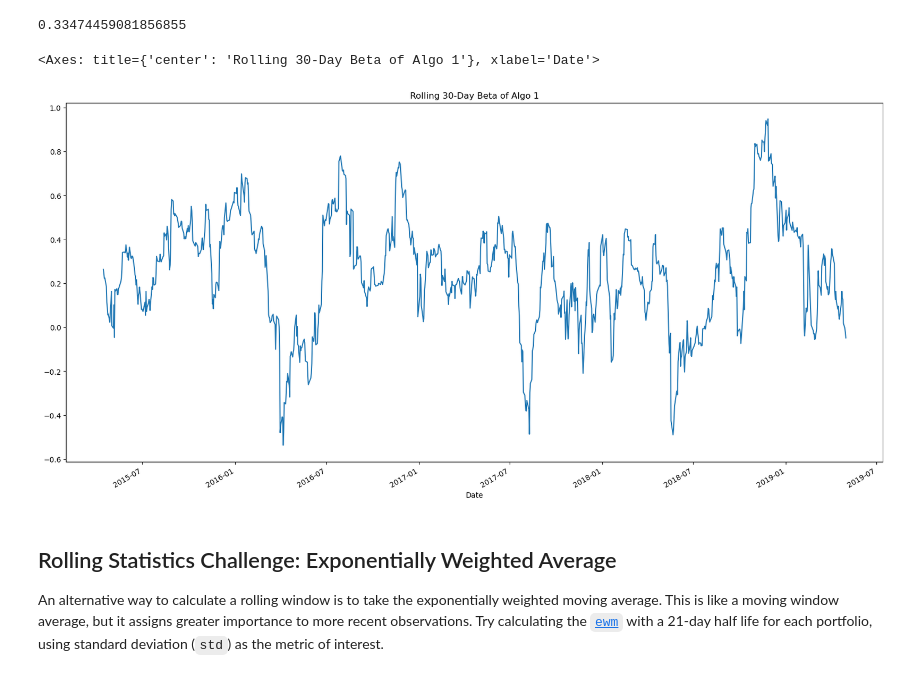
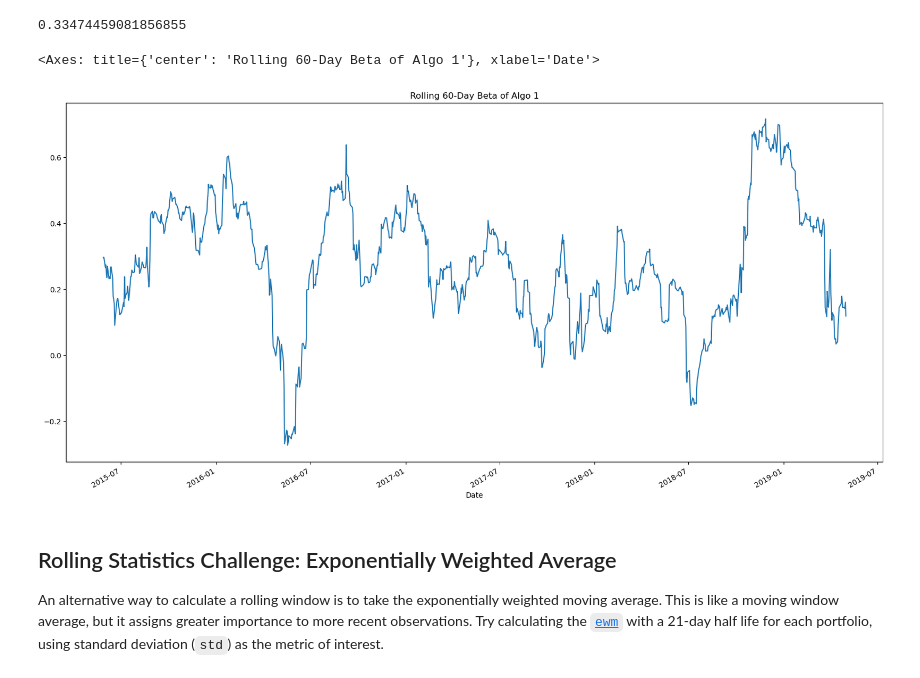
Before and after one commit to terabyte79/pandas_homework, a Jupyter notebook: whale_analysis.ipynb, the cells around one changed output. Drawn from its saved outputs; the diff is of its cells as text; code cells hidden in the pictures.

```diff
--- a/whale_analysis.ipynb
+++ b/whale_analysis.ipynb
@@ -378,13 +380,13 @@ algo_beta
 0.33474459081856855
 # %%
 # Plot beta trend
-rolling_covariance = combined_df['Algo 1'].rolling(window=30).cov(combined_df['S&P TSX'])
-rolling_variance = combined_df['S&P TSX'].rolling(window=30).var()
+rolling_covariance = combined_df['Algo 1'].rolling(window=60).cov(combined_df['S&P TSX'])
+rolling_variance = combined_df['S&P TSX'].rolling(window=60).var()
 rolling_beta = rolling_covariance / rolling_variance
-rolling_beta.plot(figsize=(20, 10), title='Rolling 30-Day Beta of Algo 1')
+rolling_beta.plot(figsize=(20, 10), title='Rolling 60-Day Beta of Algo 1')
 # %% [output]
-<Axes: title={'center': 'Rolling 30-Day Beta of Algo 1'}, xlabel='Date'>
+<Axes: title={'center': 'Rolling 60-Day Beta of Algo 1'}, xlabel='Date'>
-[figure, old version]
+[figure, new version]
 # %% [markdown]
 ## Rolling Statistics Challenge: Exponentially Weighted Average
 
```
Also changed, not shown: parts of 3 cells of this notebook.
